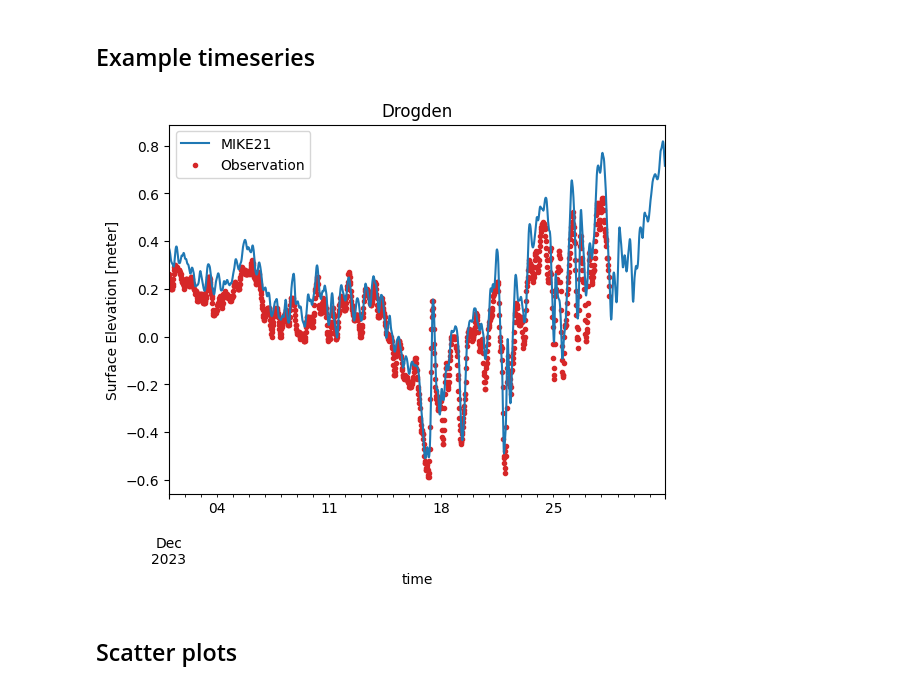
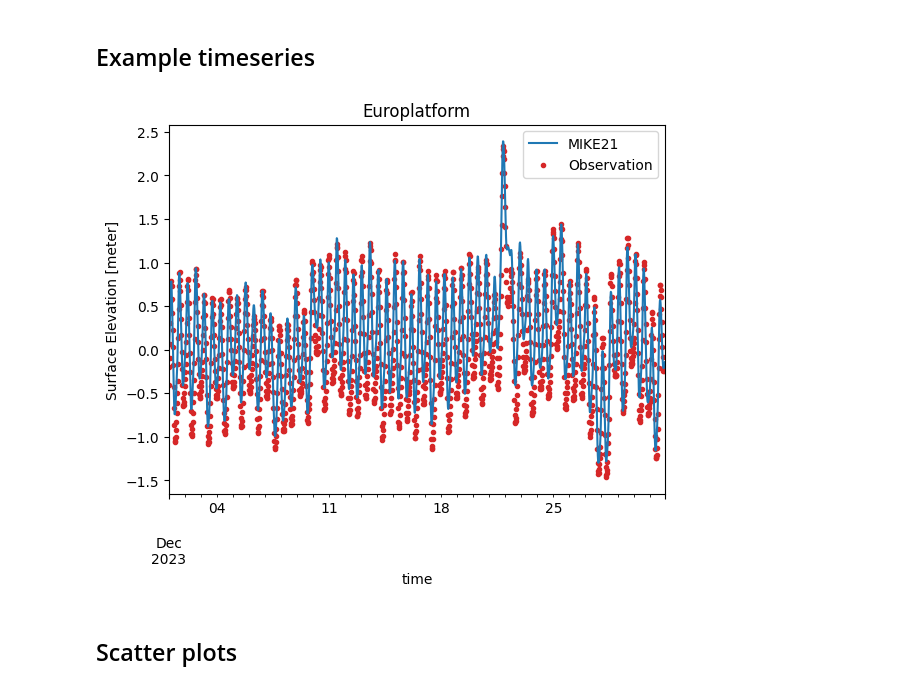
Before and after one commit to DHI/WaterBench-MIKE21HD-SouthernNorthSea, a Jupyter notebook: code/model_validation_waterlevel.ipynb, the cells around one changed output. Cells and saved outputs as stored; diff of their text form; code cells hidden in the pictures.

```diff
--- a/code/model_validation_waterlevel.ipynb
+++ b/code/model_validation_waterlevel.ipynb
@@ -85,9 +73,9 @@ We can see from the skill table that the model has an RMSE of 6.5-9.7 cm.
 # %% [markdown]
 ## Example timeseries
 # %%
-cc["Drogden"].sel(time=slice("2023-12-01","2023-12-31")).plot.timeseries();
+cc["Europlatform"].sel(time=slice("2023-12-01","2023-12-31")).plot.timeseries();
 # %% [output]
-[figure, old version]
+[figure, new version]
 # %% [markdown]
 ## Scatter plots
 # %%
```
Also changed, not shown: parts of 4 cells of this notebook, 14 other files.
